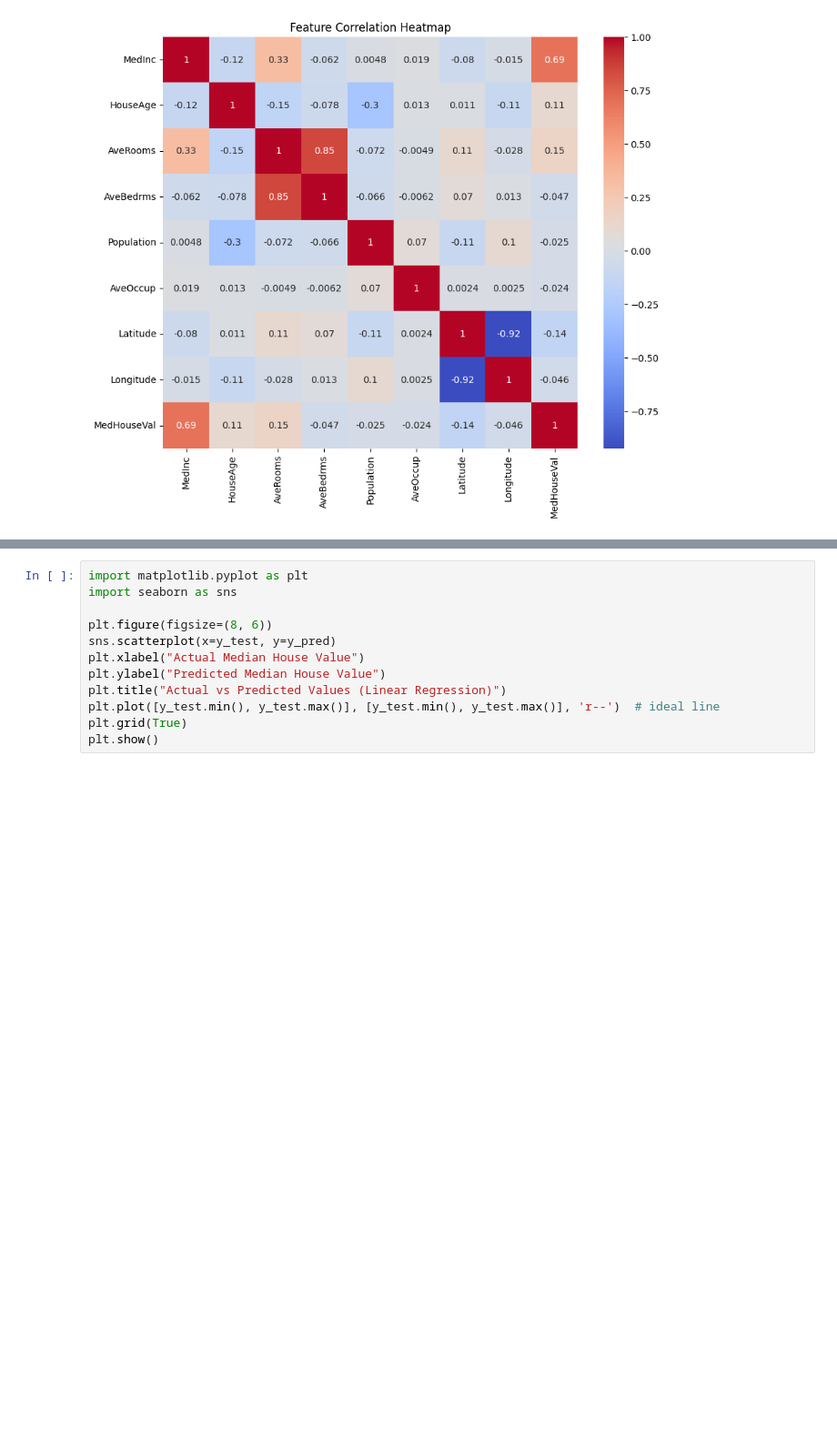
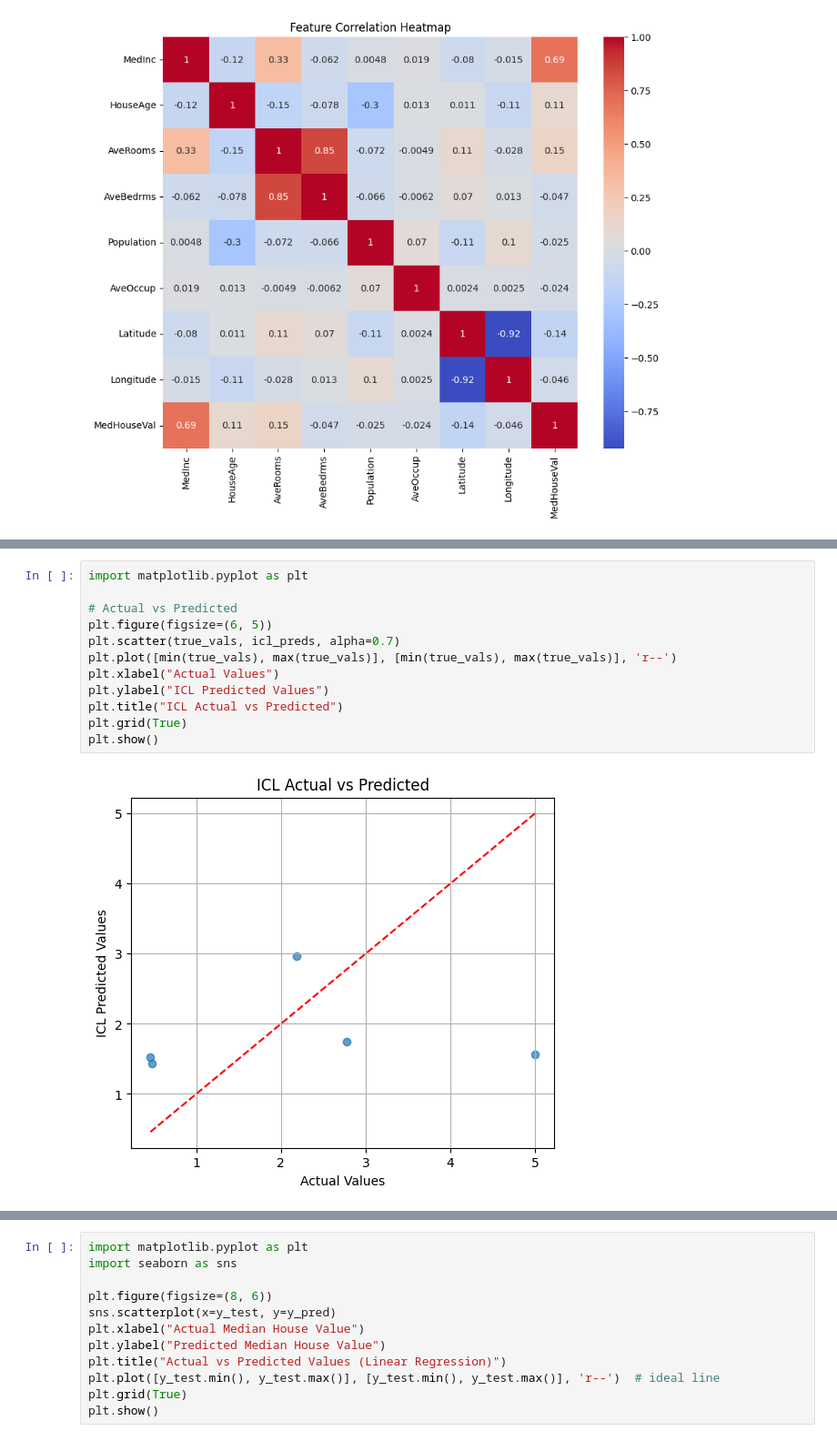
Before and after one commit to rohan-arya-w/incontext-learning-project, a Jupyter notebook: src/Experiment1_.ipynb, the cells around one changed output, grey strips where cells are left out. Shown at 91% size. Saved outputs shown, nothing was run; the diff lists cells and outputs as text; blank space fills up the shorter version.

```diff
--- a/src/Experiment1_.ipynb
+++ b/src/Experiment1_.ipynb
@@ -167,3 +255,17 @@ Mistral Response: 1.5 (Approximately)
+# %%
+import matplotlib.pyplot as plt
+
+# Actual vs Predicted
+plt.figure(figsize=(6, 5))
+plt.scatter(true_vals, icl_preds, alpha=0.7)
+plt.plot([min(true_vals), max(true_vals)], [min(true_vals), max(true_vals)], 'r--')
+plt.xlabel("Actual Values")
+plt.ylabel("ICL Predicted Values")
+plt.title("ICL Actual vs Predicted")
+plt.grid(True)
+plt.show()
+# %% [output]
+[figure, added]
 # %%
 from sklearn.model_selection import train_test_split
 
```
Also changed, not shown: parts of 17 cells of this notebook, 13 other files.
